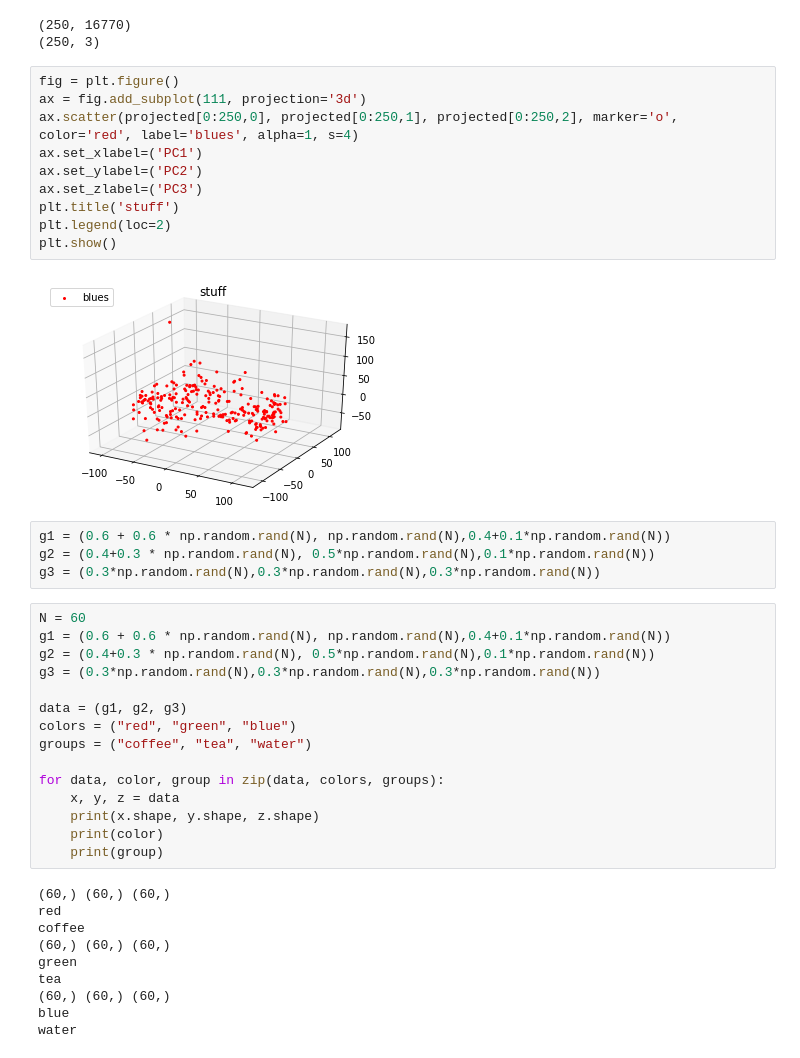
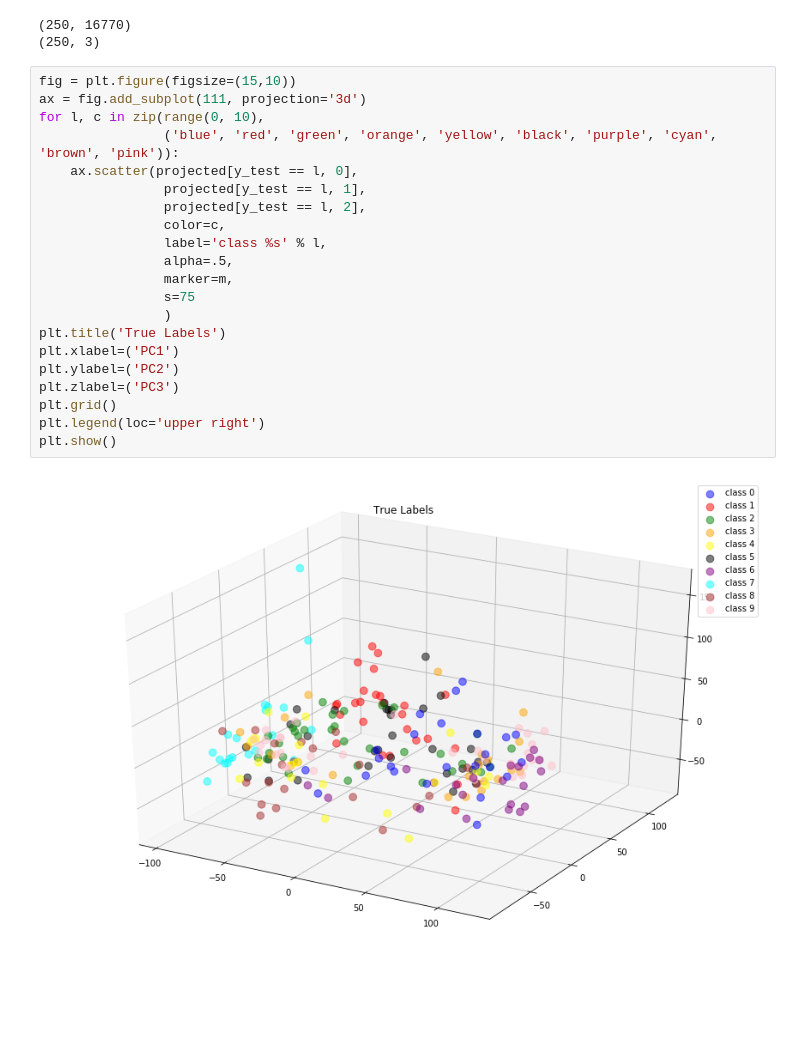
Before and after one commit to brendanyap/Genre-Classification, a Jupyter notebook: Brendan_Notebook.ipynb, the cells around one changed output. Cells and saved outputs as stored; diff of their text form; blank space fills up the shorter version.

```diff
--- a/Brendan_Notebook.ipynb
+++ b/Brendan_Notebook.ipynb
@@ -275,45 +273,27 @@ print(projected.shape)
 # %% [output]
 (250, 16770)
 (250, 3)
-# %%
-fig = plt.figure()
-ax = fig.add_subplot(111, projection='3d')
-ax.scatter(projected[0:250,0], projected[0:250,1], projected[0:250,2], marker='o', color='red', label='blues', alpha=1, s=4)
-ax.set_xlabel=('PC1')
-ax.set_ylabel=('PC2')
-ax.set_zlabel=('PC3')
-plt.title('stuff')
-plt.legend(loc=2)
-plt.show()
-# %% [output]
-[figure, removed]
-# %%
-g1 = (0.6 + 0.6 * np.random.rand(N), np.random.rand(N),0.4+0.1*np.random.rand(N))
-g2 = (0.4+0.3 * np.random.rand(N), 0.5*np.random.rand(N),0.1*np.random.rand(N))
-g3 = (0.3*np.random.rand(N),0.3*np.random.rand(N),0.3*np.random.rand(N))
-# %%
-N = 60
-g1 = (0.6 + 0.6 * np.random.rand(N), np.random.rand(N),0.4+0.1*np.random.rand(N))
-g2 = (0.4+0.3 * np.random.rand(N), 0.5*np.random.rand(N),0.1*np.random.rand(N))
-g3 = (0.3*np.random.rand(N),0.3*np.random.rand(N),0.3*np.random.rand(N))
-
-data = (g1, g2, g3)
-colors = ("red", "green", "blue")
-groups = ("coffee", "tea", "water")
-
-for data, color, group in zip(data, colors, groups):
-    x, y, z = data
-    print(x.shape, y.shape, z.shape)
-    print(color)
-    print(group)
-# %% [output]
-(60,) (60,) (60,)
-red
-coffee
-(60,) (60,) (60,)
-green
-tea
-(60,) (60,) (60,)
-blue
-water
+# %%
+fig = plt.figure(figsize=(15,10))
+ax = fig.add_subplot(111, projection='3d')
+for l, c in zip(range(0, 10),
+                ('blue', 'red', 'green', 'orange', 'yellow', 'black', 'purple', 'cyan', 'brown', 'pink')):
+    ax.scatter(projected[y_test == l, 0],
+                projected[y_test == l, 1],
+                projected[y_test == l, 2],
+                color=c,
+                label='class %s' % l,
+                alpha=.5,
+                marker=m,
+                s=75
+                )
+plt.title('True Labels')
+plt.xlabel=('PC1')
+plt.ylabel=('PC2')
+plt.zlabel=('PC3')
+plt.grid()
+plt.legend(loc='upper right')
+plt.show()
+# %% [output]
+[figure, added]
 # %%
```
Also changed, not shown: parts of 12 cells of this notebook.
